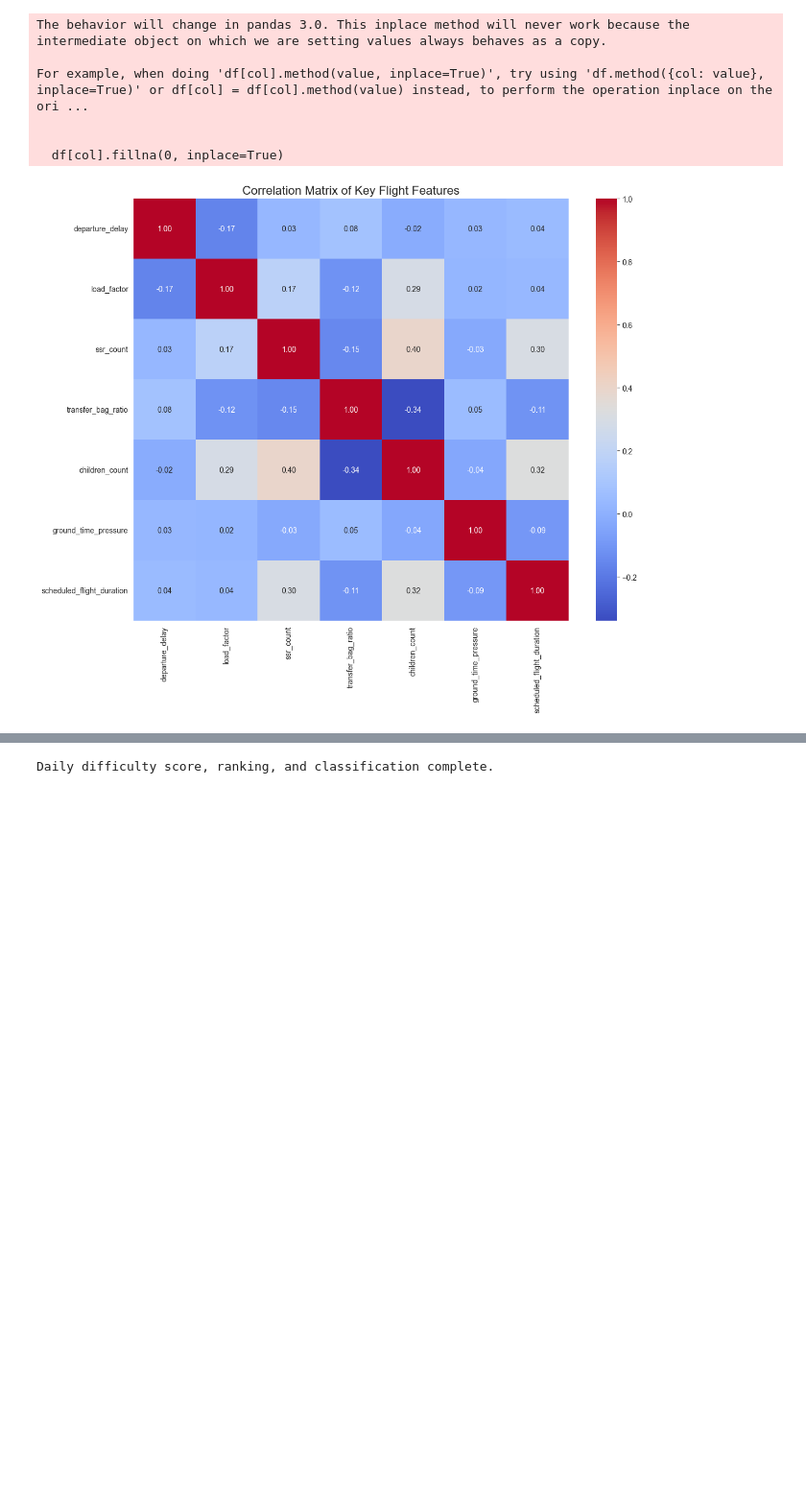
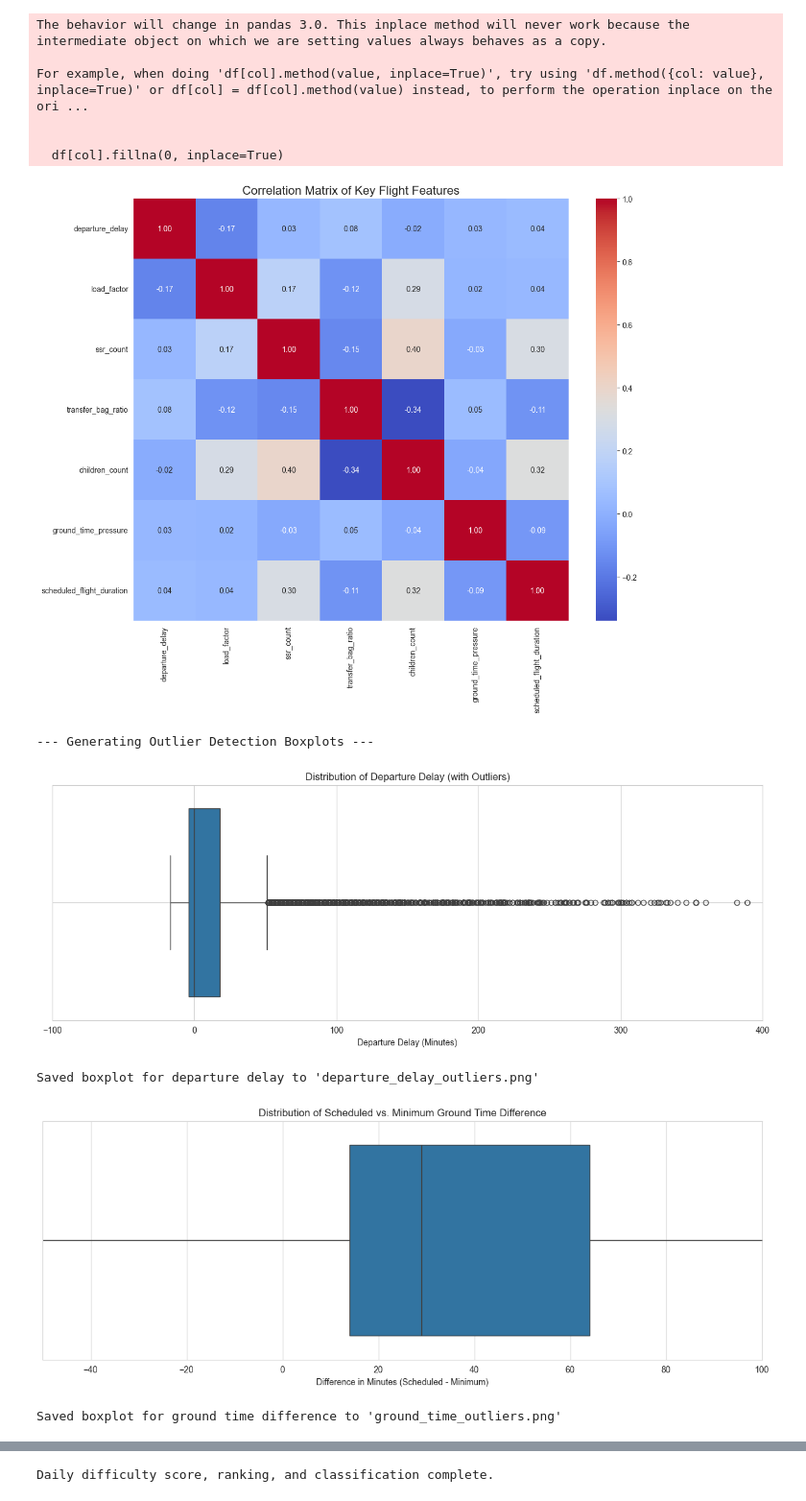
Before and after one commit to Knight-Fenris/uaidk, a Jupyter notebook: final.ipynb, the cells around one changed output, grey strips where cells are left out. Shown at 96% size. Drawn from its saved outputs; the diff is of its cells as text; code cells hidden in the pictures; blank space fills up the shorter version.

```diff
--- a/final.ipynb
+++ b/final.ipynb
@@ -128,12 +127,14 @@ flight_identifier = ['company_id', 'flight_number', 'scheduled_departure_date_lo
 flight_df['departure_delay'] = (flight_df['actual_departure_datetime_local'] - flight_df['scheduled_departure_datetime_local']).dt.total_seconds() / 60
 flight_df['ground_time_pressure'] = flight_df['minimum_turn_minutes'] - flight_df['scheduled_ground_time_minutes']
 flight_df['scheduled_flight_duration'] = (flight_df['scheduled_arrival_datetime_local'] - flight_df['scheduled_departure_datetime_local']).dt.total_seconds() / 60
+flight_df['ground_time_diff'] = flight_df['scheduled_ground_time_minutes'] - flight_df['minimum_turn_minutes']
 
 
 # b) Aggregate PNR, SSR, and Bag data
 pnr_agg = pnr_flight_df.groupby(flight_identifier).agg(
     total_pax=('total_pax', 'sum'),
     children_count=('is_child', lambda x: (x == 'Y').sum()),
+    stroller_users=('is_stroller_user', lambda x: (x == 'Y').sum()),
     lap_child_count=('lap_child_count', 'sum')
 ).reset_index()
 
@@ -186,3 +187,34 @@ plt.close()
 # print("Saved visualization: viz_correlation_heatmap.png")
 # %% [output]
 [figure]
+# %%
+print("\n--- Generating Outlier Detection Boxplots ---")
+# This helps visualize the range of data and identify extreme values.
+
+plt.figure(figsize=(15, 5))
+sns.boxplot(x=df['departure_delay'])
+plt.title('Distribution of Departure Delay (with Outliers)')
+plt.xlabel('Departure Delay (Minutes)')
+plt.xlim(-100, 400) # Zoom in on the most common range for better visibility
+plt.grid(True)
+plt.show()
+# plt.savefig('departure_delay_outliers.png')
+plt.close() # Close the plot to free up memory
+print("Saved boxplot for departure delay to 'departure_delay_outliers.png'")
+
+plt.figure(figsize=(15, 5))
+sns.boxplot(x=df['ground_time_diff'])
+plt.title('Distribution of Scheduled vs. Minimum Ground Time Difference')
+plt.xlabel('Difference in Minutes (Scheduled - Minimum)')
+plt.xlim(-50, 100)
+plt.grid(True)
+plt.show()
+# plt.savefig('ground_time_outliers.png')
+plt.close()
+print("Saved boxplot for ground time difference to 'ground_time_outliers.png'")
+# %% [output]
+--- Generating Outlier Detection Boxplots ---
+[figure, added]
+Saved boxplot for departure delay to 'departure_delay_outliers.png'
+[figure, added]
+Saved boxplot for ground time difference to 'ground_time_outliers.png'
```
Also changed, not shown: parts of 6 cells of this notebook, 4 other files.
